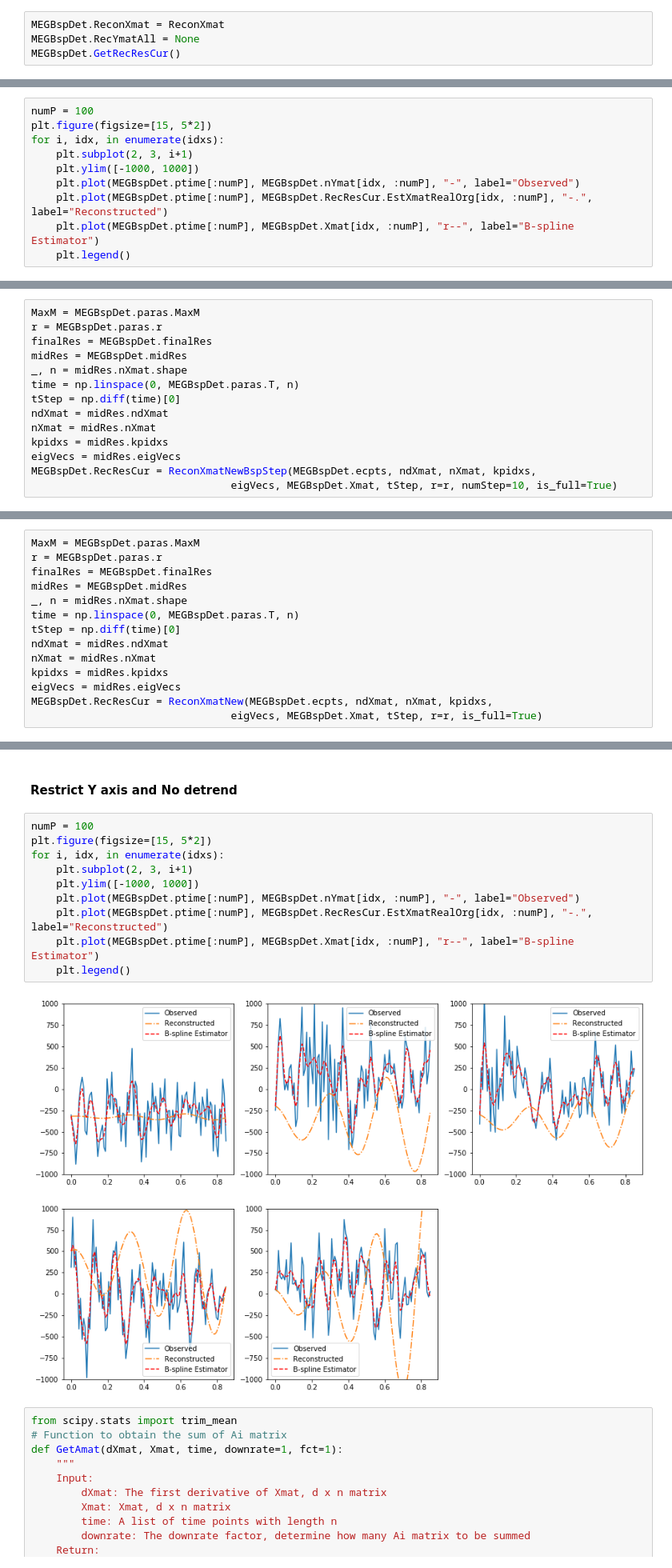
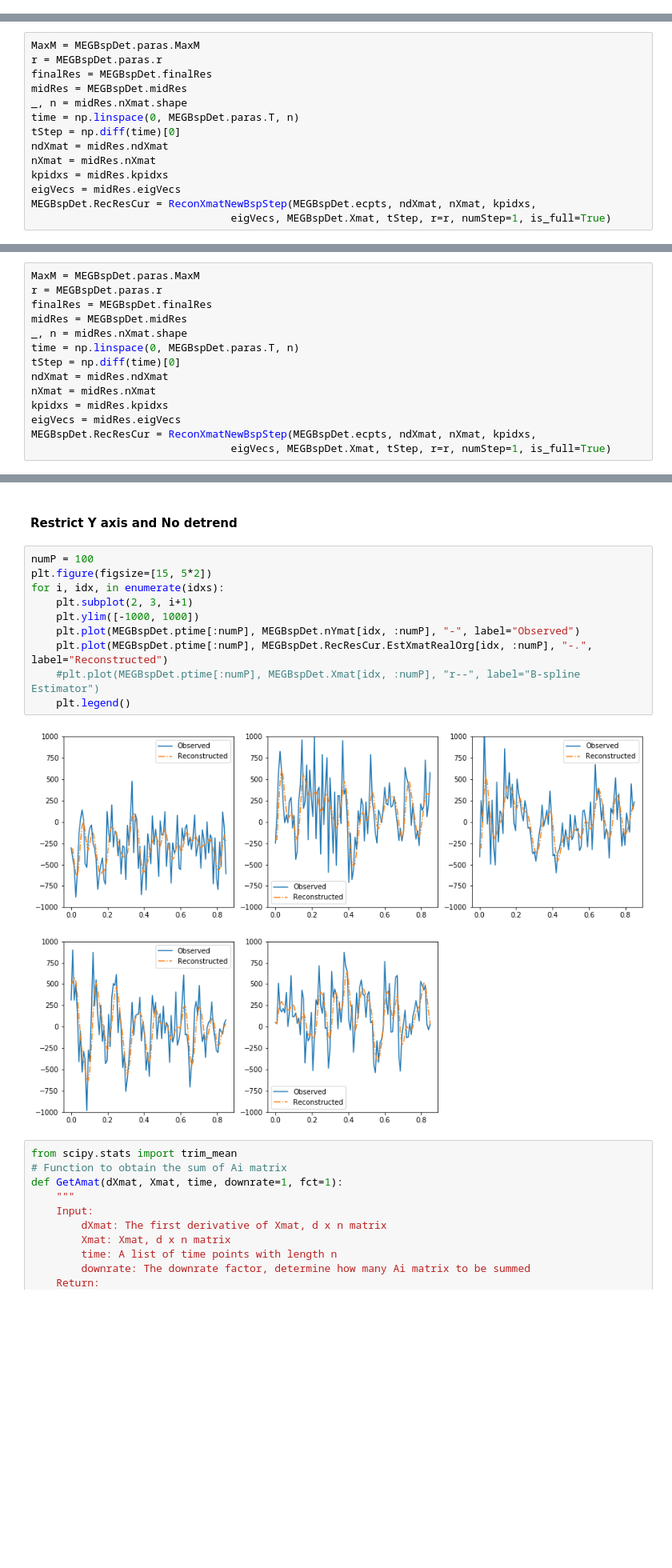
Before and after one commit to JINhuaqing/TVDN-simu, a Jupyter notebook: realdata/MEG1HPFTest.ipynb, the cells around one changed output, grey strips where cells are left out. Shown at 80% size. Cells and saved outputs as stored; diff of their text form; blank space fills up the shorter version.

```diff
--- a/realdata/MEG1HPFTest.ipynb
+++ b/realdata/MEG1HPFTest.ipynb
@@ -590,4 +560,0 @@ array([13, 60, 26, 45, 67])
-# %%
-MEGBspDet.ReconXmat = ReconXmat
-MEGBspDet.RecYmatAll = None
-MEGBspDet.GetRecResCur()
@@ -602,10 +560,0 @@ array([13, 60, 26, 45, 67])
-# %%
-numP = 100
-plt.figure(figsize=[15, 5*2])
-for i, idx, in enumerate(idxs):
-    plt.subplot(2, 3, i+1)
-    plt.ylim([-1000, 1000])
-    plt.plot(MEGBspDet.ptime[:numP], MEGBspDet.nYmat[idx, :numP], "-", label="Observed")
-    plt.plot(MEGBspDet.ptime[:numP], MEGBspDet.RecResCur.EstXmatRealOrg[idx, :numP], "-.", label="Reconstructed")
-    plt.plot(MEGBspDet.ptime[:numP], MEGBspDet.Xmat[idx, :numP], "r--", label="B-spline Estimator")
-    plt.legend()
@@ -626,7 +573,7 @@ nXmat = midRes.nXmat
 kpidxs = midRes.kpidxs
 eigVecs = midRes.eigVecs
 MEGBspDet.RecResCur = ReconXmatNewBspStep(MEGBspDet.ecpts, ndXmat, nXmat, kpidxs,
-                                eigVecs, MEGBspDet.Xmat, tStep, r=r, numStep=10, is_full=True)
+                                eigVecs, MEGBspDet.Xmat, tStep, r=r, numStep=1, is_full=True)
 # %% [output]
 The class calls the new reconstruction function, ReconXmatNewBspStep
 # %%
@@ -663,6 +623,6 @@ ndXmat = midRes.ndXmat
 nXmat = midRes.nXmat
 kpidxs = midRes.kpidxs
 eigVecs = midRes.eigVecs
-MEGBspDet.RecResCur = ReconXmatNew(MEGBspDet.ecpts, ndXmat, nXmat, kpidxs,
-                                eigVecs, MEGBspDet.Xmat, tStep, r=r, is_full=True)
+MEGBspDet.RecResCur = ReconXmatNewBspStep(MEGBspDet.ecpts, ndXmat, nXmat, kpidxs,
+                                eigVecs, MEGBspDet.Xmat, tStep, r=r, numStep=1, is_full=True)
 # %% [output]
@@ -678,15 +638,15 @@ array([13, 60, 26, 45, 67])
 # %%
 numP = 100
 plt.figure(figsize=[15, 5*2])
 for i, idx, in enumerate(idxs):
     plt.subplot(2, 3, i+1)
     plt.ylim([-1000, 1000])
     plt.plot(MEGBspDet.ptime[:numP], MEGBspDet.nYmat[idx, :numP], "-", label="Observed")
     plt.plot(MEGBspDet.ptime[:numP], MEGBspDet.RecResCur.EstXmatRealOrg[idx, :numP], "-.", label="Reconstructed")
-    plt.plot(MEGBspDet.ptime[:numP], MEGBspDet.Xmat[idx, :numP], "r--", label="B-spline Estimator")
+    #plt.plot(MEGBspDet.ptime[:numP], MEGBspDet.Xmat[idx, :numP], "r--", label="B-spline Estimator")
     plt.legend()
 # %% [output]
-[figure, old version]
+[figure, new version]
 # %%
 from scipy.stats import trim_mean
 # Function to obtain the sum of Ai matrix
```
Also changed, not shown: parts of 23 cells of this notebook.
